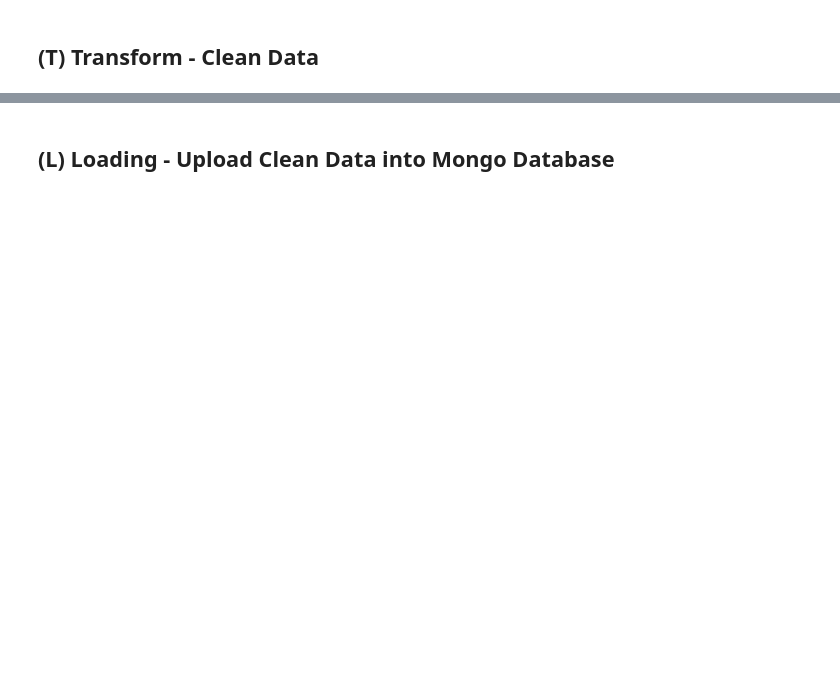
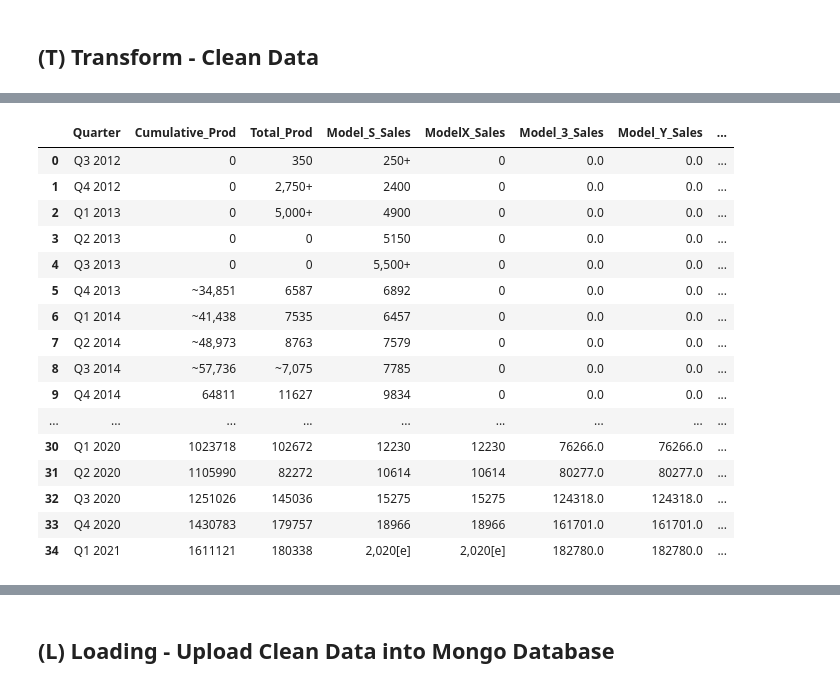
Before and after one commit to MwansaMwango/rise-of-electric-vehicles, a Jupyter notebook: data/scrape_telsa_sales_wiki.ipynb, the cells around one changed output, grey strips where cells are left out. Drawn from its saved outputs; the diff is of its cells as text; code cells hidden in the pictures; blank space fills up the shorter version.

```diff
--- a/data/scrape_telsa_sales_wiki.ipynb
+++ b/data/scrape_telsa_sales_wiki.ipynb
@@ -138,0 +46,4 @@ tesla_sales_clean_df.set_index('Quarter_Yr')
+# %%
+# Replace/Fill NaN entries with '0'
+tesla_prod_clean_df = tesla_prod_df.fillna(0)
+tesla_prod_clean_df.head()
@@ -138,0 +57,4 @@ tesla_sales_clean_df.set_index('Quarter_Yr')
+# %%
+# Drop irrelevant columns. axis=0:row axis = 1:column
+tesla_prod_clean_df = tesla_prod_clean_df.drop(['Source', 'In transit[c]'], axis=1)
+tesla_prod_clean_df.head()
@@ -138,0 +68,22 @@ tesla_sales_clean_df.set_index('Quarter_Yr')
+# %%
+# Rename column names
+tesla_prod_clean_df.columns = ['Quarter','Cumulative_Prod','Total_Prod','Model_S_Sales','ModelX_Sales','Model_3_Sales','Model_Y_Sales','Total_Sales']
+tesla_prod_clean_df
+# %% [output]
+|  | Quarter | Cumulative_Prod | Total_Prod | Model_S_Sales | ModelX_Sales | Model_3_Sales | Model_Y_Sales | ... |
+| 0 | Q3 2012 | 0 | 350 | 250+ | 0 | 0.0 | 0.0 | ... |
+| 1 | Q4 2012 | 0 | 2,750+ | 2400 | 0 | 0.0 | 0.0 | ... |
+| 2 | Q1 2013 | 0 | 5,000+ | 4900 | 0 | 0.0 | 0.0 | ... |
+| 3 | Q2 2013 | 0 | 0 | 5150 | 0 | 0.0 | 0.0 | ... |
+| 4 | Q3 2013 | 0 | 0 | 5,500+ | 0 | 0.0 | 0.0 | ... |
+| 5 | Q4 2013 | ~34,851 | 6587 | 6892 | 0 | 0.0 | 0.0 | ... |
+| 6 | Q1 2014 | ~41,438 | 7535 | 6457 | 0 | 0.0 | 0.0 | ... |
+| 7 | Q2 2014 | ~48,973 | 8763 | 7579 | 0 | 0.0 | 0.0 | ... |
+| 8 | Q3 2014 | ~57,736 | ~7,075 | 7785 | 0 | 0.0 | 0.0 | ... |
+| 9 | Q4 2014 | 64811 | 11627 | 9834 | 0 | 0.0 | 0.0 | ... |
+| ... | ... | ... | ... | ... | ... | ... | ... | ... |
+| 30 | Q1 2020 | 1023718 | 102672 | 12230 | 12230 | 76266.0 | 76266.0 | ... |
+| 31 | Q2 2020 | 1105990 | 82272 | 10614 | 10614 | 80277.0 | 80277.0 | ... |
+| 32 | Q3 2020 | 1251026 | 145036 | 15275 | 15275 | 124318.0 | 124318.0 | ... |
+| 33 | Q4 2020 | 1430783 | 179757 | 18966 | 18966 | 161701.0 | 161701.0 | ... |
+| 34 | Q1 2021 | 1611121 | 180338 | 2,020[e] | 2,020[e] | 182780.0 | 182780.0 | ... |
```
Also changed, not shown: parts of 22 cells of this notebook.
